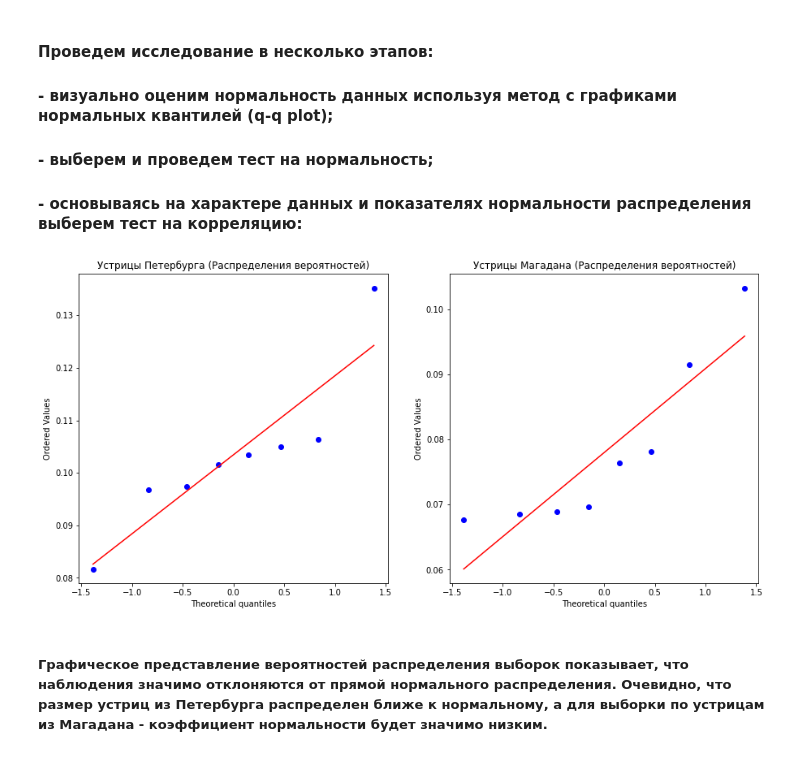
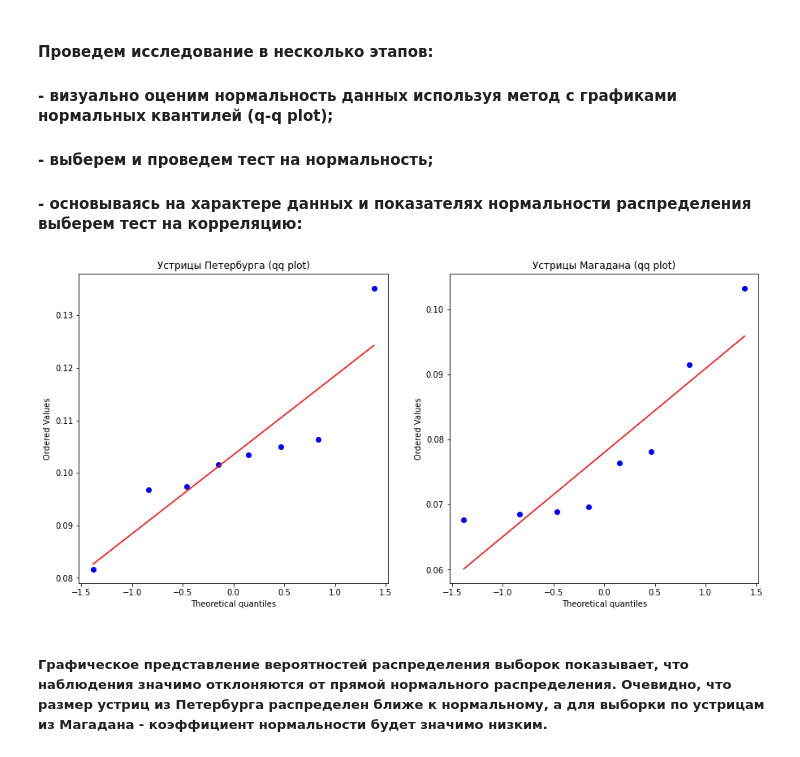
Before and after one commit to MargoDS/sf_data_science, a Jupyter notebook: eda_4/eda_4_Kravchenko.ipynb, the cells around one changed output. Drawn from its saved outputs; the diff is of its cells as text; code cells hidden in the pictures.

```diff
--- a/eda_4/eda_4_Kravchenko.ipynb
+++ b/eda_4/eda_4_Kravchenko.ipynb
@@ -65,15 +67,15 @@ display(oysters)
 # %%
 fig, ax = plt.subplots(nrows=1, ncols=2, figsize=(15, 7))
 
 stats.probplot(oysters['Petersburg'], plot=ax[0])
-ax[0].set_title('Устрицы Петербурга (Распределения вероятностей)')
+ax[0].set_title('Устрицы Петербурга (qq plot)')
 
 stats.probplot(oysters['Magadan'], plot=ax[1])
-ax[1].set_title('Устрицы Магадана (Распределения вероятностей)')
+ax[1].set_title('Устрицы Магадана (qq plot)')
 
 plt.show()
 # %% [output]
-[figure, old version]
+[figure, new version]
 # %% [markdown]
 ##### Графическое представление вероятностей распределения выборок показывает, что наблюдения значимо отклоняются от прямой нормального распределения. Очевидно, что размер устриц из Петербурга распределен ближе к нормальному, а для выборки по устрицам из Магадана - коэффициент нормальности будет значимо низким.
 # %%
```
Also changed, not shown: parts of 1 cell of this notebook.
